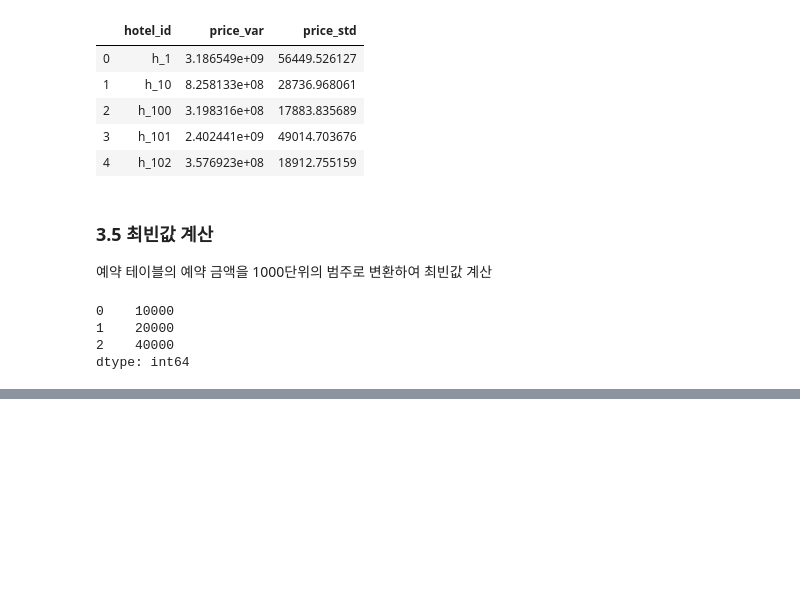
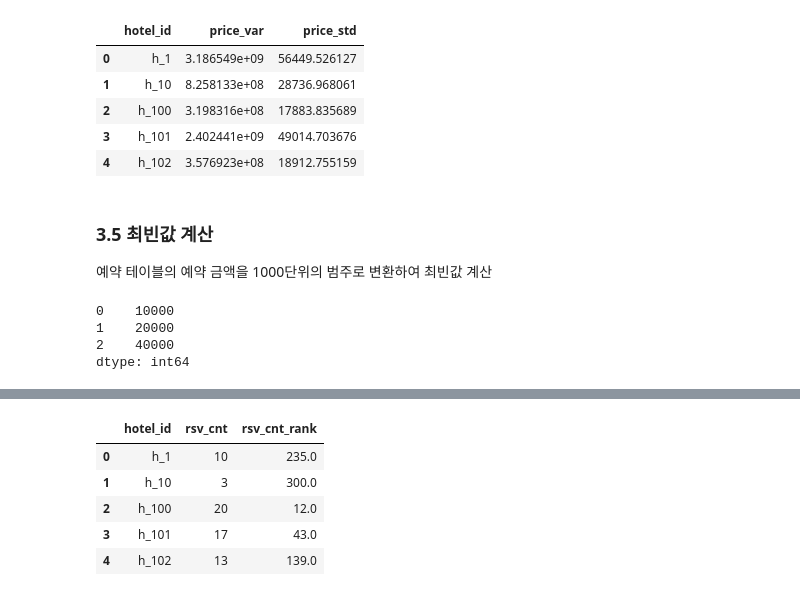
Before and after one commit to suhyun-cho/study, a Jupyter notebook: Data-Preprocessing/003_aggregation.ipynb, the cells around one changed output, grey strips where cells are left out. Cells and saved outputs as stored; diff of their text form; code cells hidden in the pictures; blank space fills up the shorter version.

```diff
--- a/Data-Preprocessing/003_aggregation.ipynb
+++ b/Data-Preprocessing/003_aggregation.ipynb
@@ -192,0 +231,14 @@ dtype: int64
+# %%
+# 예약 횟수를 기준으로 순위 계산
+## ascending=False로 하여 숫자가 큰거부터 1,2,3,,,,
+### method=min 으로 지정하여, 값이 같은 경우엔 최소 순위를 지정
+rsv_cnt_tb['rsv_cnt_rank']=rsv_cnt_tb['rsv_cnt'].rank(ascending=False, method='min')
+# %%
+rsv_cnt_tb
+# %% [output]
+|  | hotel_id | rsv_cnt | rsv_cnt_rank |
+| 0 | h_1 | 10 | 235.0 |
+| 1 | h_10 | 3 | 300.0 |
+| 2 | h_100 | 20 | 12.0 |
+| 3 | h_101 | 17 | 43.0 |
+| 4 | h_102 | 13 | 139.0 |
```
Also changed, not shown: parts of 12 cells of this notebook.
